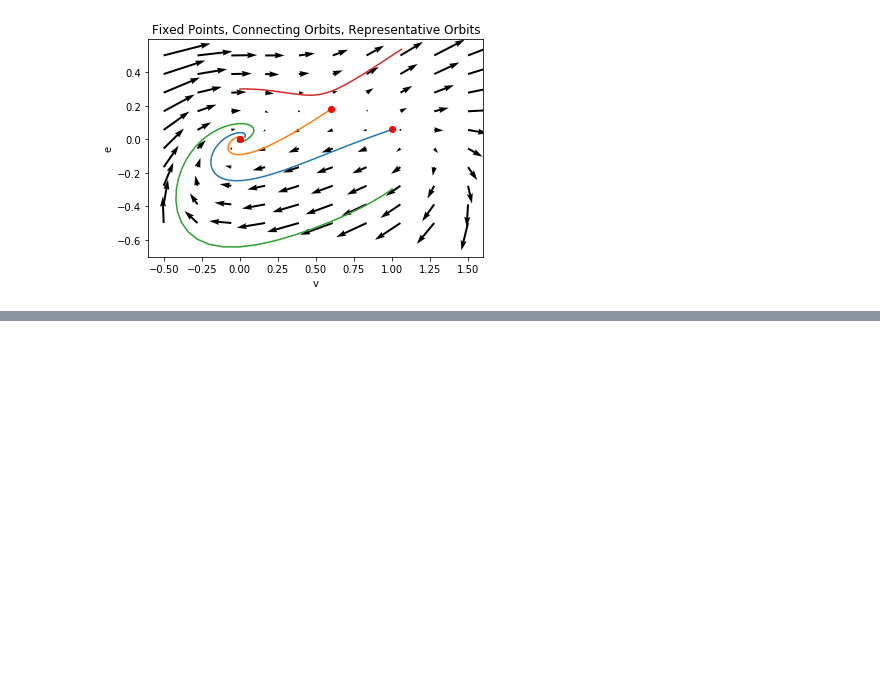
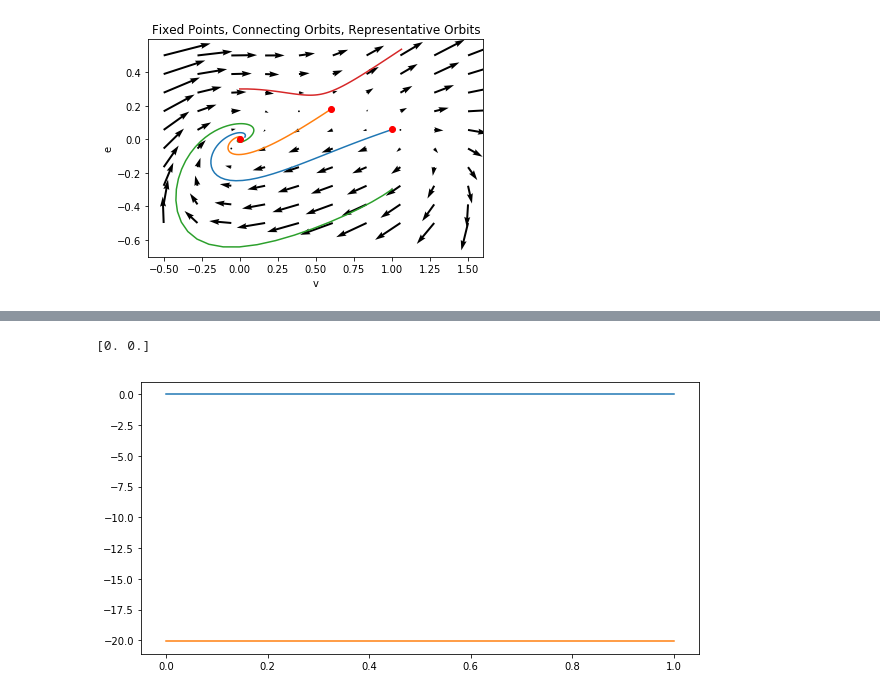
Before and after one commit to kylrth/boundaryvalue, a Jupyter notebook: Jared_BVS.ipynb, the cells around one changed output, grey strips where cells are left out. Cells and saved outputs as stored; diff of their text form; code cells hidden in the pictures; blank space fills up the shorter version.

```diff
--- a/Jared_BVS.ipynb
+++ b/Jared_BVS.ipynb
@@ -123,0 +139,34 @@ plt.show()
+# %%
+def interpolate_derivatives(fun, x):
+    """
+    fun = y'(x)
+    """
+    y_prime = fun(x, y)
+
+def my_solve_bvp(fun, bc, x, y):
+    """
+    x ((m,) ndarray): the points to interpolate the derivative at.
+    y ((n,m) ndarray): the solution estimate at the mesh nodes.
+    """
+    # We'll gather the derivatives at a linspace of points.
+    y_prime = fun(x, y)
+    # We'll interpolate the points with a polynomial.
+    deg = len(X)-1
+    dy_p = np.polyfit(x, y_prime[0], deg=deg)
+    dy_poly = lambda t: np.array([np.sum([dy_p[i]*x**(deg-i) for i in range(len(X))]) for x in t])
+    # We'll interpolate the polynomial.
+#     print(y)
+#     print(y_prime)
+
+    print(dy_poly(np.array([1, 2])))
+
+    t = np.linspace(x[0], x[-1], 100)
+    plt.plot(t, dy_poly(t))
+    plt.plot(x, y_prime[1])
+    plt.show()
+
+
+my_solve_bvp(fun, bc, x, y)
+# %% [output]
+[0. 0.]
+[figure, added]
```
Also changed, not shown: parts of 6 cells of this notebook.
